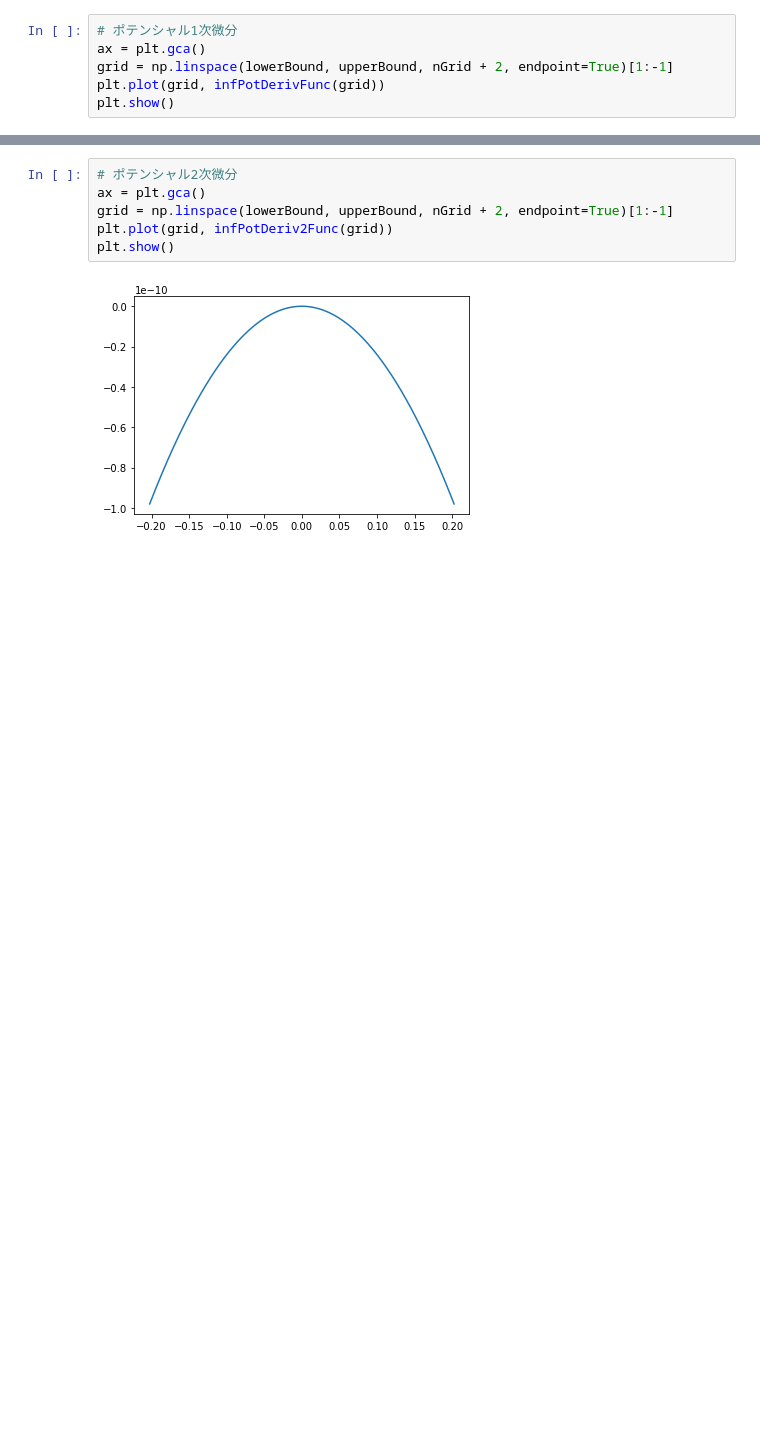
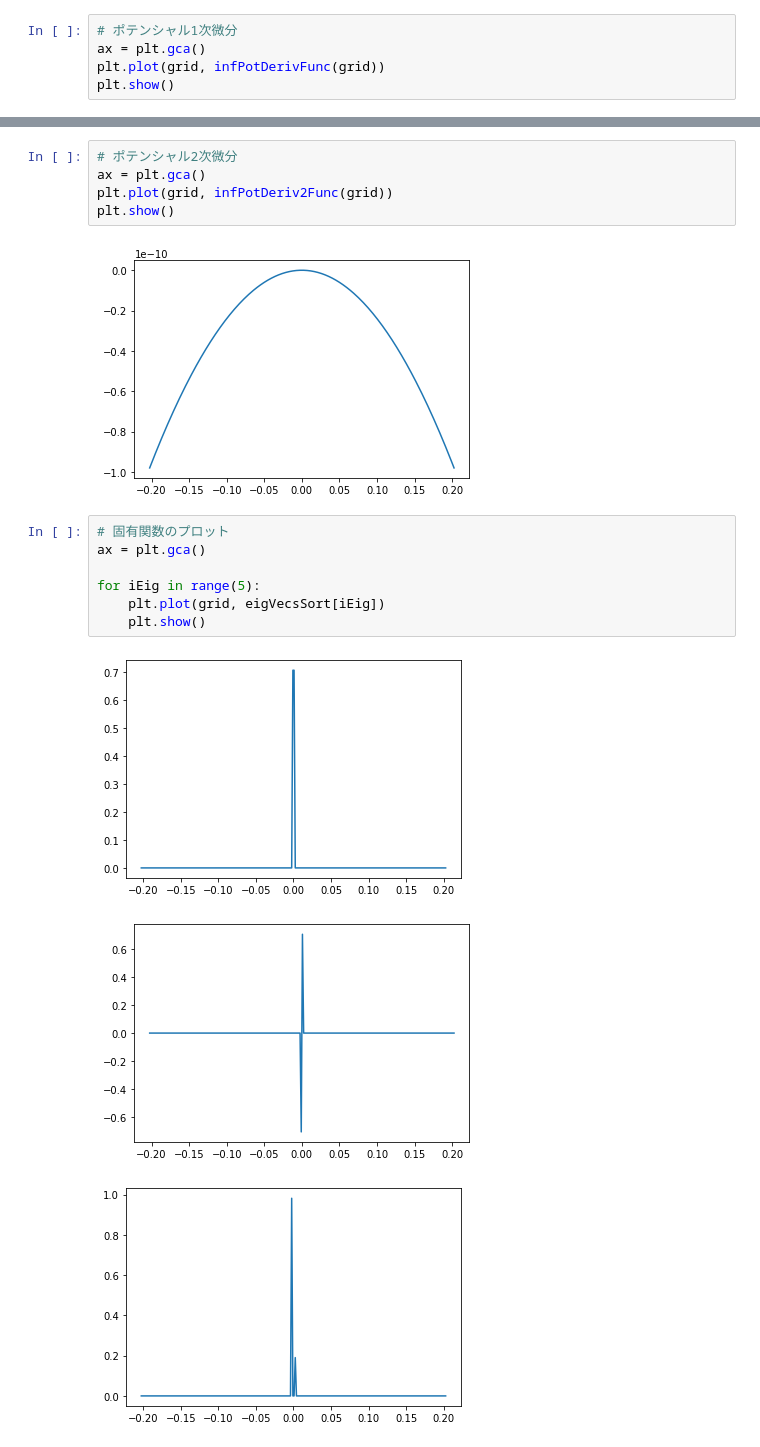
Before and after one commit to Koichi-Miyamoto/StochasticInflationDiffOpEigen, a Jupyter notebook: Hilltop1Dp=4_Larsson.ipynb, the cells around one changed output, grey strips where cells are left out. Saved outputs shown, nothing was run; the diff lists cells and outputs as text; blank space fills up the shorter version.

```diff
--- a/Hilltop1Dp=4_Larsson.ipynb
+++ b/Hilltop1Dp=4_Larsson.ipynb
@@ -129,7 +129,6 @@ plt.show()
 # %%
 # ポテンシャル1次微分
 ax = plt.gca()
-grid = np.linspace(lowerBound, upperBound, nGrid + 2, endpoint=True)[1:-1]
 plt.plot(grid, infPotDerivFunc(grid))
 plt.show()
 # %% [output]
@@ -137,8 +136,18 @@ plt.show()
 # %%
 # ポテンシャル2次微分
 ax = plt.gca()
-grid = np.linspace(lowerBound, upperBound, nGrid + 2, endpoint=True)[1:-1]
 plt.plot(grid, infPotDeriv2Func(grid))
 plt.show()
 # %% [output]
 [figure]
+# %%
+# 固有関数のプロット
+ax = plt.gca()
+
+for iEig in range(5):
+    plt.plot(grid, eigVecsSort[iEig])
+    plt.show()
+# %% [output]
+[figure, added]
+[figure, added]
+[figure, added]
```
Also changed, not shown: parts of 2 cells of this notebook, 1 other file.
